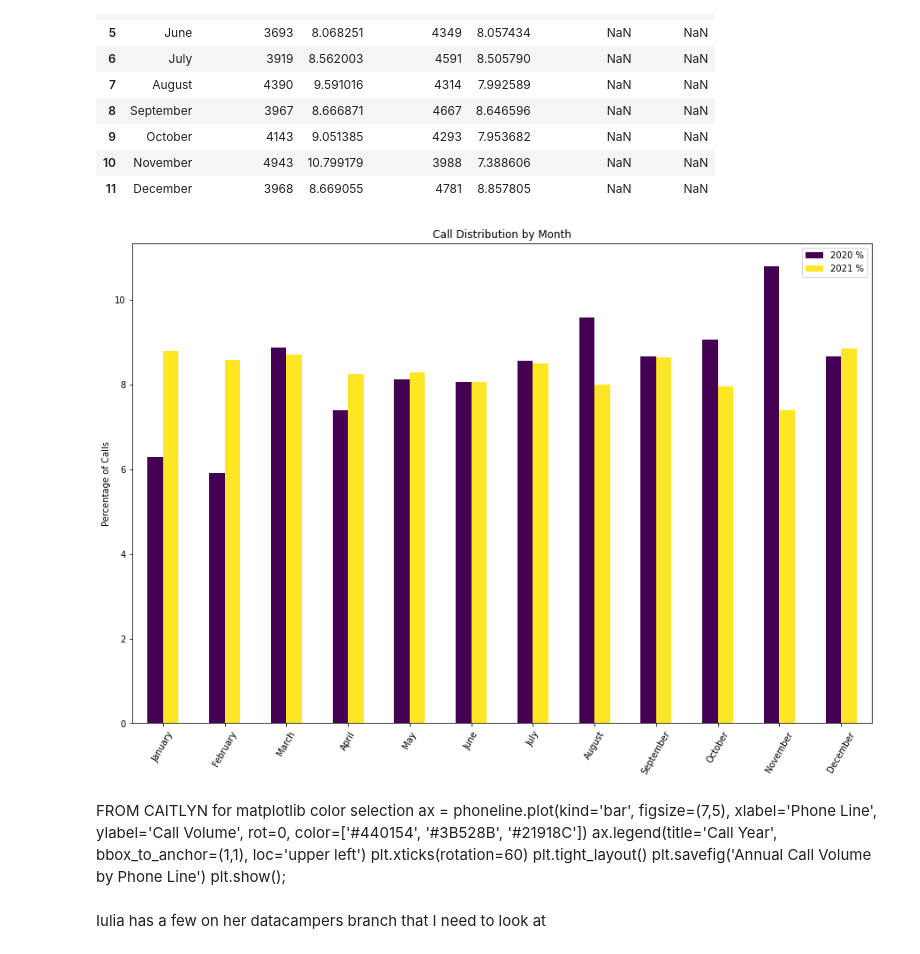
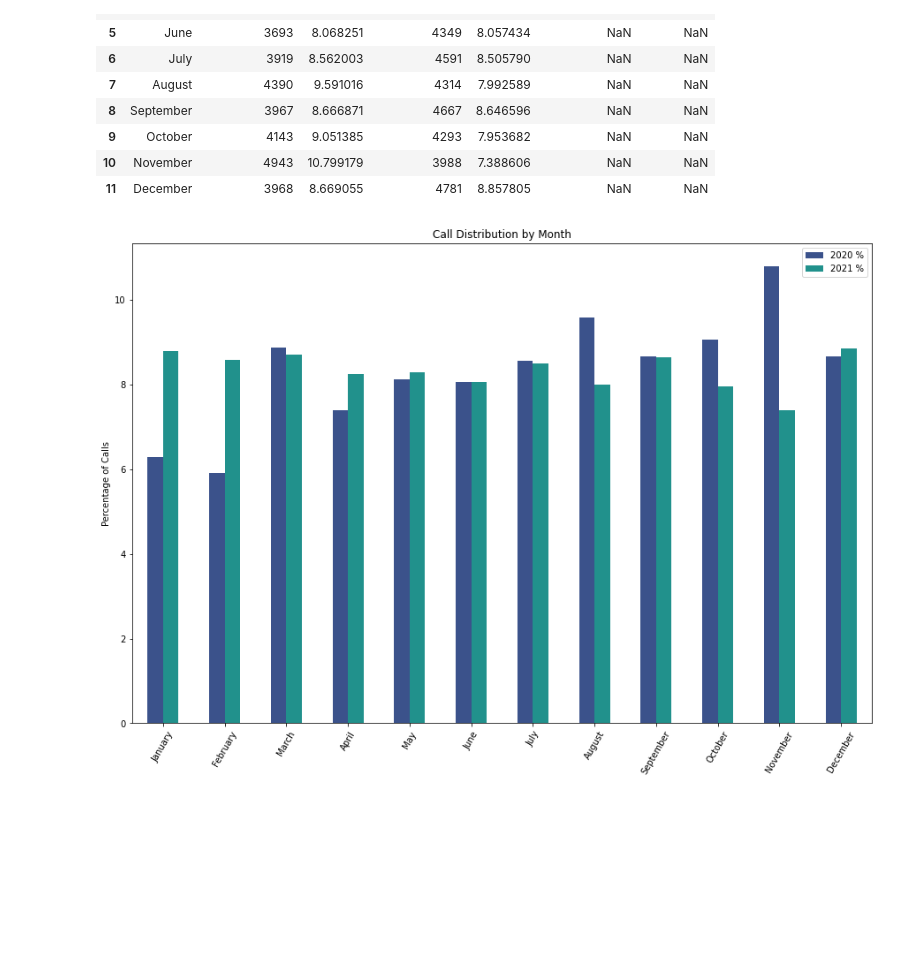
Before and after one commit to NSS-Data-Analytics-Cohort-6/fcs-crisis-sailing-the-seaborn, a Jupyter notebook: notebooks/EDA_fcs_crisis_abi.ipynb, the cells around one changed output. Drawn from its saved outputs; the diff is of its cells as text; code cells hidden in the pictures; blank space fills up the shorter version.

Commit message:
changed colors, still need to mess with font size

```diff
--- a/notebooks/EDA_fcs_crisis_abi.ipynb
+++ b/notebooks/EDA_fcs_crisis_abi.ipynb
@@ -947,18 +947,18 @@ norm_month_dist
 # %%
 #plt.figure(figsize=(20,20)) #not working
 #font = {'family' : 'normal',
        #'weight' : 'bold',
        #'size' : 22}
 #matplotlib.rc('font', **font)
-norm_month_dist.plot(x='Month', y=['2020 %', '2021 %'], kind='bar', cmap='viridis')
+norm_month_dist.plot(x='Month', y=['2020 %', '2021 %'], kind='bar', color=['#3b528b', '#21918c'])#cmap='viridis')
 #deleted " , '2022 %' " from the .plot script because the 4-month data skews it
 plt.title('Call Distribution by Month')
 plt.ylabel('Percentage of Calls')
 plt.xlabel('')
 plt.xticks(rotation=60)
 #plt.legend('upper right') #this moved the legend but also changed the text... gotta revisit
 plt.gcf().set_size_inches(15, 10)   #I don't know why plt.figure is so finicky but this worked
 plt.show()
 #I'd like to change the colors and maybe mess with the font sizes more... but that can happen later
 # %% [output]
-[figure, old version]
+[figure, new version]
@@ -969,10 +964,0 @@ plt.show()
-# %% [markdown]
-FROM CAITLYN for matplotlib color selection
-ax = phoneline.plot(kind='bar', figsize=(7,5), xlabel='Phone Line', ylabel='Call Volume', rot=0, color=['#440154', '#3B528B', '#21918C'])
-ax.legend(title='Call Year', bbox_to_anchor=(1,1), loc='upper left')
-plt.xticks(rotation=60)
-plt.tight_layout()
-plt.savefig('Annual Call Volume by Phone Line')
-plt.show();
-# %% [markdown]
-Iulia has a few on her datacampers branch that I need to look at
```
Also changed, not shown: parts of 7 cells of this notebook.
